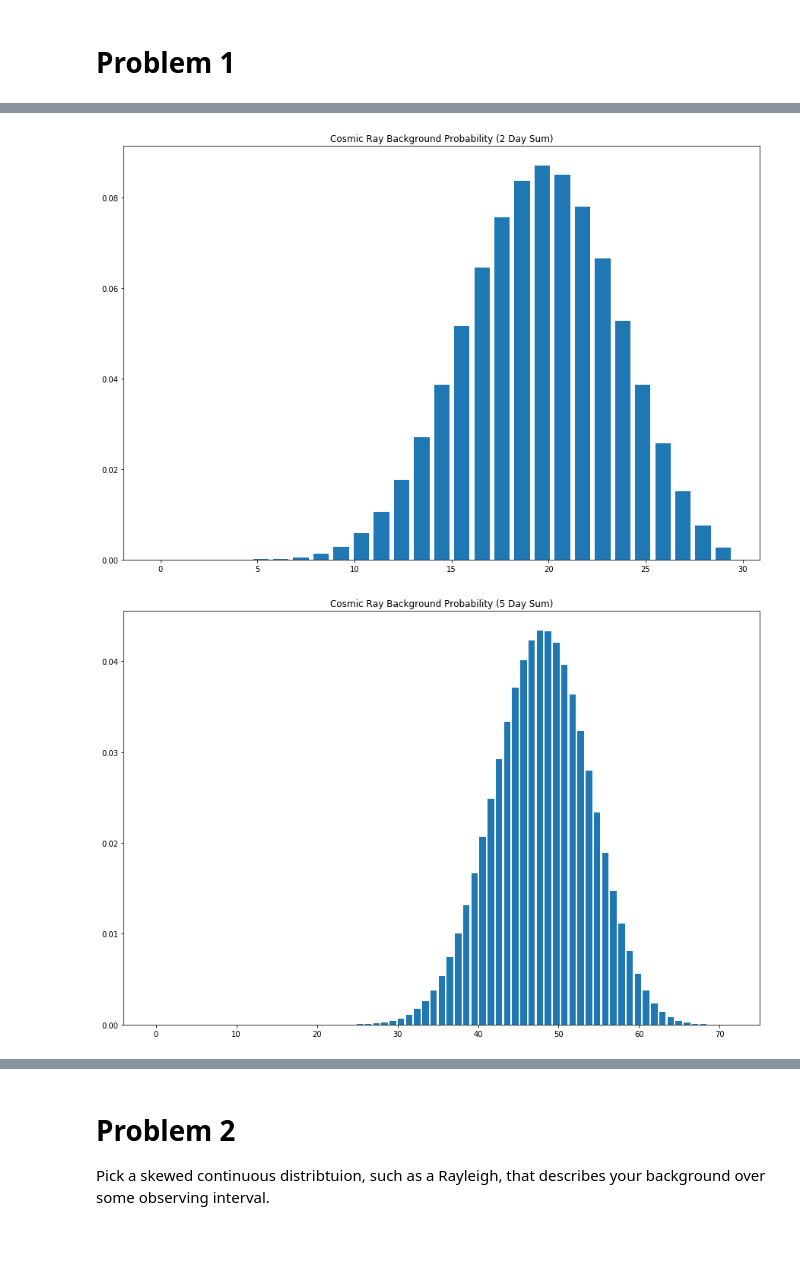
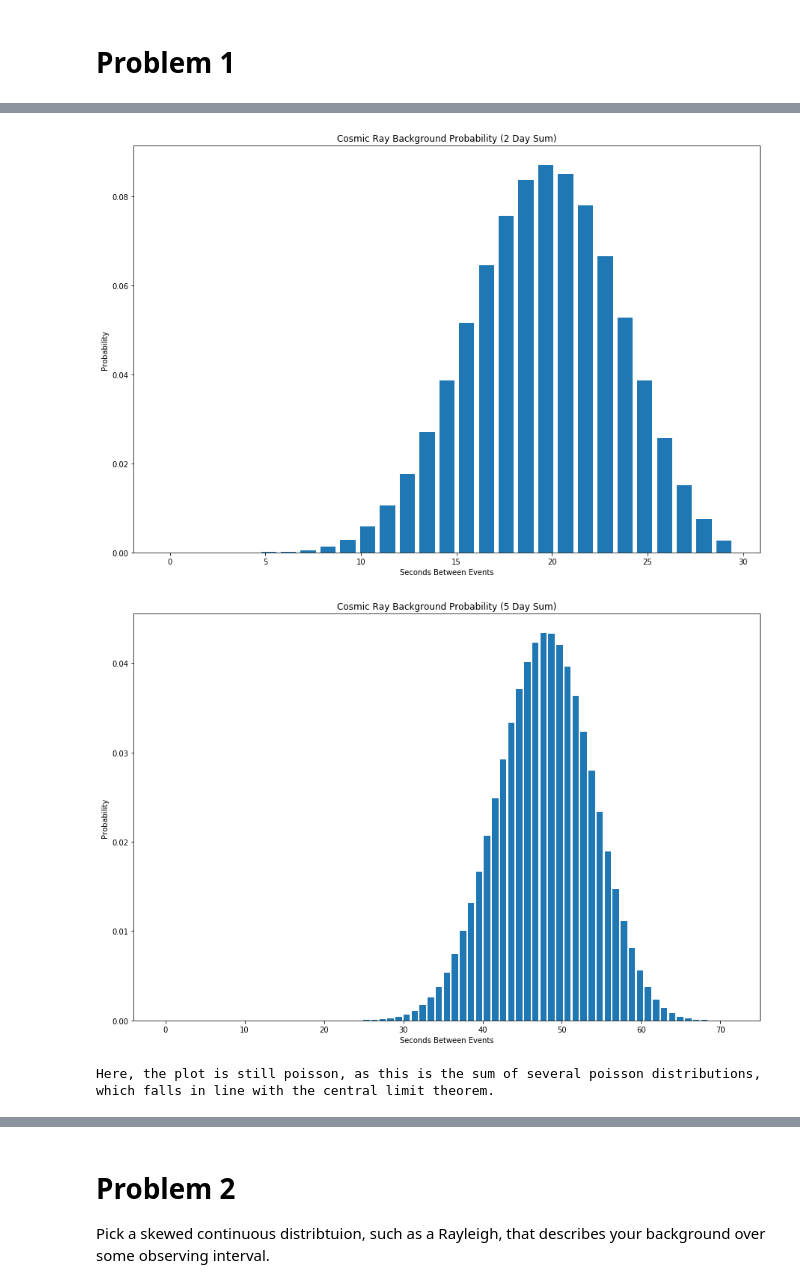
Before and after one commit to s-agiedd/PHYS_434, a Jupyter notebook: Labs/Alyssa_Giedd_Lab2.ipynb, the cells around one changed output, grey strips where cells are left out. Saved outputs shown, nothing was run; the diff lists cells and outputs as text; code cells hidden in the pictures; blank space fills up the shorter version.

```diff
--- a/Labs/Alyssa_Giedd_Lab2.ipynb
+++ b/Labs/Alyssa_Giedd_Lab2.ipynb
@@ -34,19 +36,21 @@ plt.show()
 # %%
 #Function to perform multiple convolutions
 def convolve_multiple(pdf, n):
     convolve = np.convolve(pdf, pdf)
     for index in range(n-2):
         convolve = np.convolve(convolve, pdf)
     return(convolve)
 
 bg_summation = convolve_multiple(y_avg, 1)
 
 #Produce graph with two days worth of data
 plt.bar(np.linspace(0, len(bg_summation), len(bg_summation)), bg_summation)
+plt.xlabel("Seconds Between Events")
+plt.ylabel("Probability")
 plt.title("Cosmic Ray Background Probability (2 Day Sum)")
 plt.show()
 # %% [output]
-[figure, old version]
+[figure, new version]
 # %%
 #B) Show that after 5 days, the summed probability distribution is still a Poisson distribution.
 #Explain why this makes sense from a mathematical and conceptual point of view.
@@ -55,9 +59,14 @@ bg_summation = convolve_multiple(y_avg, 5)
 #Produce graph with five days worth of data
 plt.bar(np.linspace(0, len(bg_summation), len(bg_summation)), bg_summation)
 plt.title("Cosmic Ray Background Probability (5 Day Sum)")
+plt.xlabel("Seconds Between Events")
+plt.ylabel("Probability")
 plt.show()
+
+print("Here, the plot is still poisson, as this is the sum of several poisson distributions, which falls in line with the central limit theorem.")
 # %% [output]
-[figure, old version]
+[figure, new version]
+Here, the plot is still poisson, as this is the sum of several poisson distributions, which falls in line with the central limit theorem.
 # %%
 #C) Show how the probability distribution evolves as you average days. Calculate for many different ranges of days,
 #and explore the shape of the distribution as the number of days becomes larger. Discuss this in relation to both
```
Also changed, not shown: parts of 10 cells of this notebook, 1 other file.
